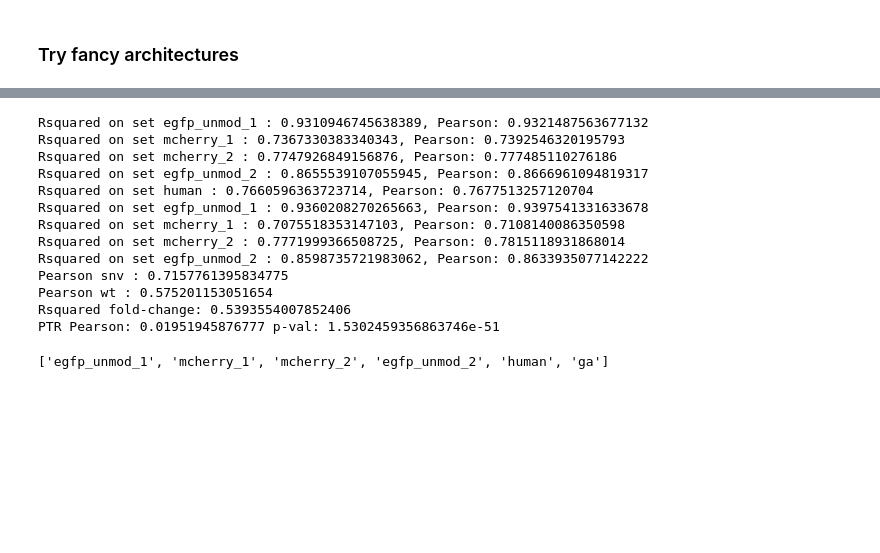
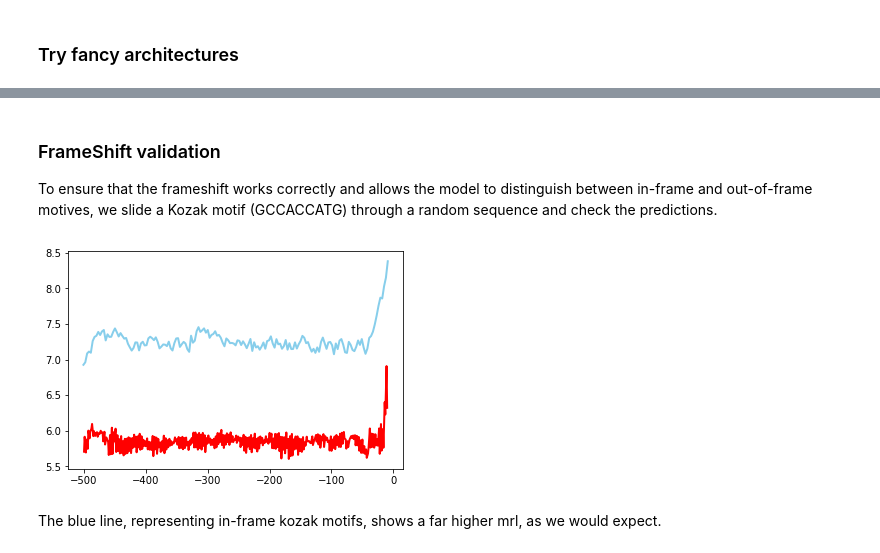
Before and after one commit to Karollus/5UTR, a Jupyter notebook: Training/Train.ipynb, the cells around one changed output, grey strips where cells are left out. Saved outputs shown, nothing was run; the diff lists cells and outputs as text; code cells hidden in the pictures; blank space fills up the shorter version.

Commit message:
dilated models seem to work decently

```diff
--- a/Training/Train.ipynb
+++ b/Training/Train.ipynb
@@ -191,7 +194,5 @@ utr_model.save("../Models/basic_model_scaled.h5")
 ### Try fancy architectures
 # %%
 reload(model)
-new_model = model.create_model_masked_bordered(n_conv_layers=6, kernel_size=[8,8,3,3,3,3], dilations=[1,1,2,4,8,16],
+new_model = model.create_model_masked_bordered(n_conv_layers=7, kernel_size=[8,8,3,3,3,3,3,3,3,3], dilations=[1,1,2,4,6,8,16],
                                                n_filters=32, skip_connections="dense")
-# %%
-utils.train(new_model, encoded_data, libraries=["egfp_unmod_1"], epochs=15, file="basic_model.h5")
@@ -215,0 +199,15 @@ Epoch 00015: val_loss did not improve from 0.20124
+# %%
+utils.train(new_model, encoded_data, libraries=["egfp_unmod_1", "ga"], epochs=20, file="basic_model.h5")
+
+new_model = load_model("basic_model.h5", custom_objects={'FrameSliceLayer': model.FrameSliceLayer})
+
+new_model = utils.retrain_only_scaling(new_model, encoded_data, libraries=["mcherry_1", 'mcherry_2', 'egfp_unmod_2', 'ga'], batch_size=128, epochs=3)
+
+## Validation set performance
+utils.evaluate(new_model, encoded_data, libraries=['egfp_unmod_1', 'mcherry_1', 'mcherry_2', 'egfp_unmod_2', 'human'])
+## Test set performance
+utils.evaluate(new_model, encoded_data, libraries=['egfp_unmod_1', 'mcherry_1', 'mcherry_2', 'egfp_unmod_2'], do_test=True)
+## snv performance
+utils.eval_snv(new_model, snv_encoded, snv_df)
+## ptr performance
+utils.eval_ptr(new_model, ptr_encoded, ptr_df)
@@ -216,2 +234,2 @@ Epoch 00015: val_loss did not improve from 0.20124
 # %%
-new_model = load_model("basic_model.h5", custom_objects={'FrameSliceLayer': model.FrameSliceLayer})
+new_model = load_model("../Models/dense7_dilated_scaled.h5", custom_objects={'FrameSliceLayer': model.FrameSliceLayer})
@@ -231,23 +235,0 @@ Epoch 3/3
-# %%
-## Validation set performance
-utils.evaluate(new_model, encoded_data, libraries=['egfp_unmod_1', 'mcherry_1', 'mcherry_2', 'egfp_unmod_2', 'human'])
-## Test set performance
-utils.evaluate(new_model, encoded_data, libraries=['egfp_unmod_1', 'mcherry_1', 'mcherry_2', 'egfp_unmod_2'], do_test=True)
-## snv performance
-utils.eval_snv(new_model, snv_encoded, snv_df)
-## ptr performance
-utils.eval_ptr(new_model, ptr_encoded, ptr_df)
-# %% [output]
-Rsquared on set egfp_unmod_1 : 0.9310946745638389, Pearson: 0.9321487563677132
-Rsquared on set mcherry_1 : 0.7367330383340343, Pearson: 0.7392546320195793
-Rsquared on set mcherry_2 : 0.7747926849156876, Pearson: 0.777485110276186
-Rsquared on set egfp_unmod_2 : 0.8655539107055945, Pearson: 0.8666961094819317
-Rsquared on set human : 0.7660596363723714, Pearson: 0.7677513257120704
-Rsquared on set egfp_unmod_1 : 0.9360208270265663, Pearson: 0.9397541331633678
-Rsquared on set mcherry_1 : 0.7075518353147103, Pearson: 0.7108140086350598
-Rsquared on set mcherry_2 : 0.7771999366508725, Pearson: 0.7815118931868014
-Rsquared on set egfp_unmod_2 : 0.8598735721983062, Pearson: 0.8633935077142222
-Pearson snv : 0.7157761395834775
-Pearson wt : 0.575201153051654
-Rsquared fold-change: 0.5393554007852406
-PTR Pearson: 0.01951945876777 p-val: 1.5302459356863746e-51
@@ -256,4 +236,10 @@ new_model.save("../Models/dense6_dilated_scaled.h5")
-# %%
-list(data_df["library"].unique())
-# %% [output]
-['egfp_unmod_1', 'mcherry_1', 'mcherry_2', 'egfp_unmod_2', 'human', 'ga']
+# %% [markdown]
+### FrameShift validation
+To ensure that the frameshift works correctly and allows the model to distinguish between in-frame and out-of-frame motives, we slide a Kozak motif (GCCACCATG) through a random sequence and check the predictions.
+# %%
+uAUG_pred = utils.check_uAUG_detection(new_model, seq_length=501, samples=100, kozak=True)
+utils.uAUG_plot(uAUG_pred)
+# %% [output]
+[figure, added]
+# %% [markdown]
+The blue line, representing in-frame kozak motifs, shows a far higher mrl, as we would expect.
```
Also changed, not shown: parts of 10 cells of this notebook, 3 other files.
